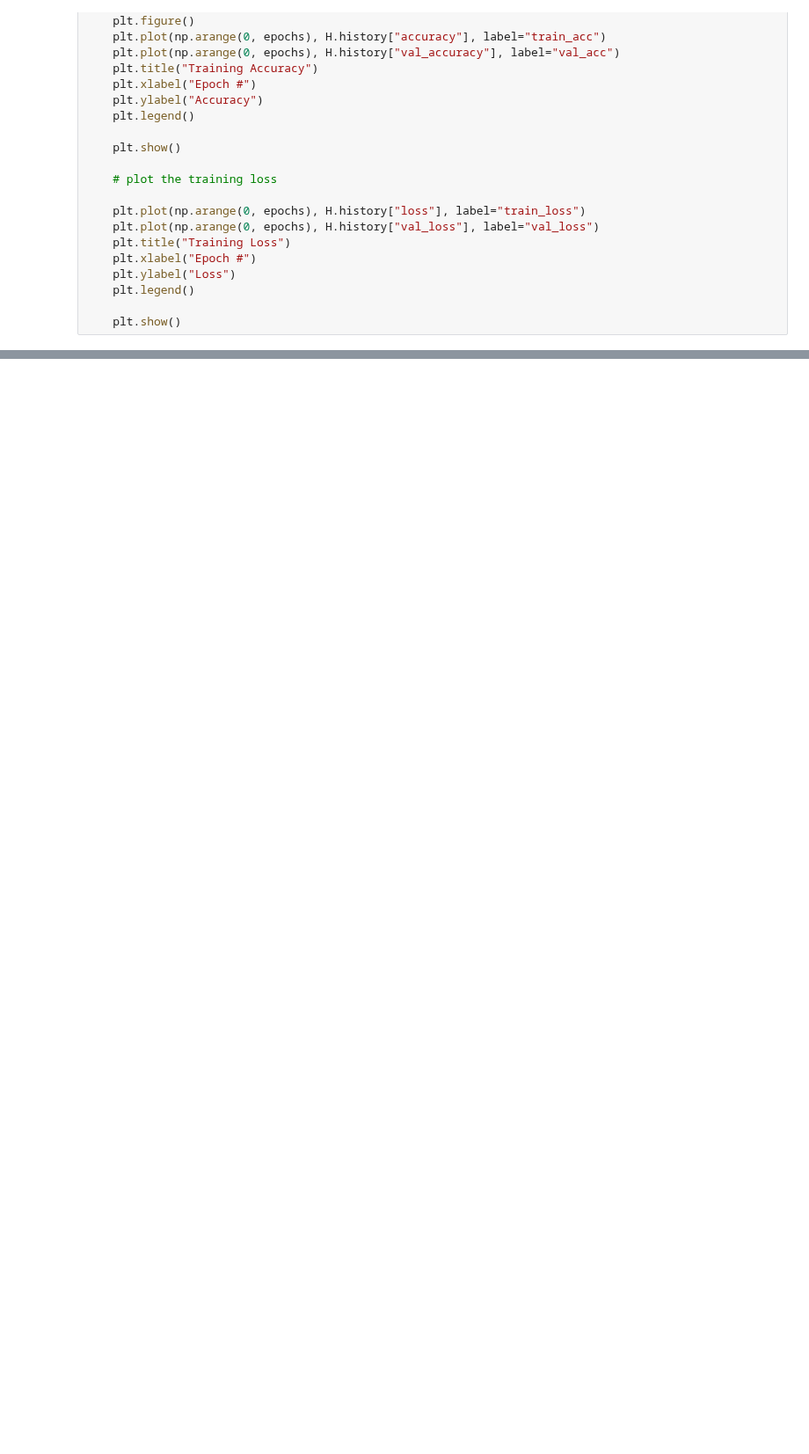
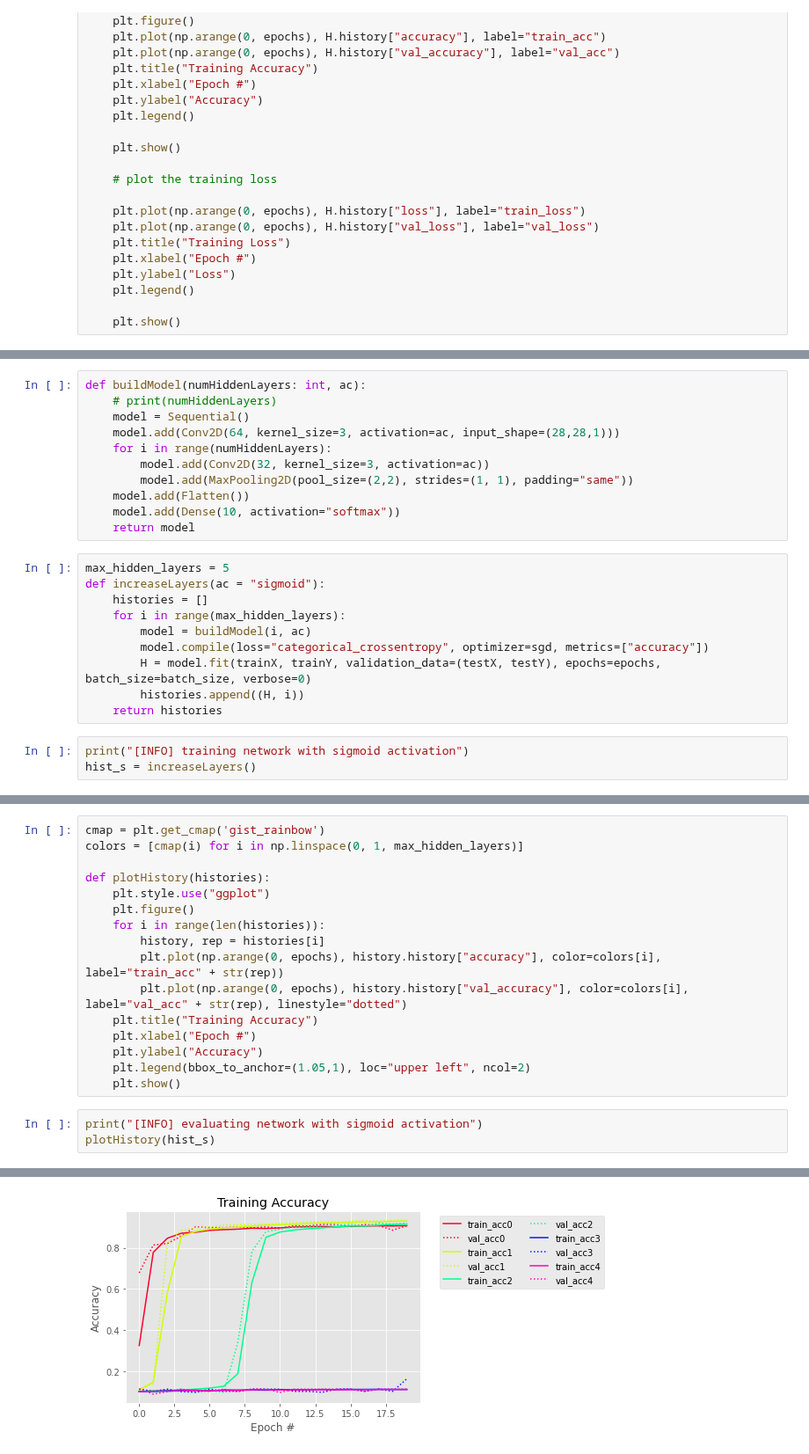
Before and after one commit to marvin353/SmartDataAnalytics_Gruppe1, a Jupyter notebook: Übungsblatt3/Aufgabe2_Julian.ipynb, the cells around one changed output, grey strips where cells are left out. Shown at 88% size. Cells and saved outputs as stored; diff of their text form; blank space fills up the shorter version.

```diff
--- a/Übungsblatt3/Aufgabe2_Julian.ipynb
+++ b/Übungsblatt3/Aufgabe2_Julian.ipynb
@@ -240,0 +260,24 @@ weighted avg       0.95      0.94      0.94     10000
+# %%
+def buildModel(numHiddenLayers: int, ac):
+    # print(numHiddenLayers)
+    model = Sequential()
+    model.add(Conv2D(64, kernel_size=3, activation=ac, input_shape=(28,28,1)))
+    for i in range(numHiddenLayers):
+        model.add(Conv2D(32, kernel_size=3, activation=ac))
+        model.add(MaxPooling2D(pool_size=(2,2), strides=(1, 1), padding="same"))
+    model.add(Flatten())
+    model.add(Dense(10, activation="softmax"))
+    return model
+# %%
+max_hidden_layers = 5
+def increaseLayers(ac = "sigmoid"):
+    histories = []
+    for i in range(max_hidden_layers):
+        model = buildModel(i, ac)
+        model.compile(loss="categorical_crossentropy", optimizer=sgd, metrics=["accuracy"])
+        H = model.fit(trainX, trainY, validation_data=(testX, testY), epochs=epochs, batch_size=batch_size, verbose=0)
+        histories.append((H, i))
+    return histories
+# %%
+print("[INFO] training network with sigmoid activation")
+hist_s = increaseLayers()
@@ -240,0 +291,20 @@ weighted avg       0.95      0.94      0.94     10000
+# %%
+cmap = plt.get_cmap('gist_rainbow')
+colors = [cmap(i) for i in np.linspace(0, 1, max_hidden_layers)]
+
+def plotHistory(histories):
+    plt.style.use("ggplot")
+    plt.figure()
+    for i in range(len(histories)):
+        history, rep = histories[i]
+        plt.plot(np.arange(0, epochs), history.history["accuracy"], color=colors[i], label="train_acc" + str(rep))
+        plt.plot(np.arange(0, epochs), history.history["val_accuracy"], color=colors[i], label="val_acc" + str(rep), linestyle="dotted")
+    plt.title("Training Accuracy")
+    plt.xlabel("Epoch #")
+    plt.ylabel("Accuracy")
+    plt.legend(bbox_to_anchor=(1.05,1), loc="upper left", ncol=2)
+    plt.show()
+# %%
+print("[INFO] evaluating network with sigmoid activation")
+plotHistory(hist_s)
+# %% [output]
@@ -240,0 +312 @@ weighted avg       0.95      0.94      0.94     10000
+[figure, added]
```
Also changed, not shown: parts of 20 cells of this notebook.
